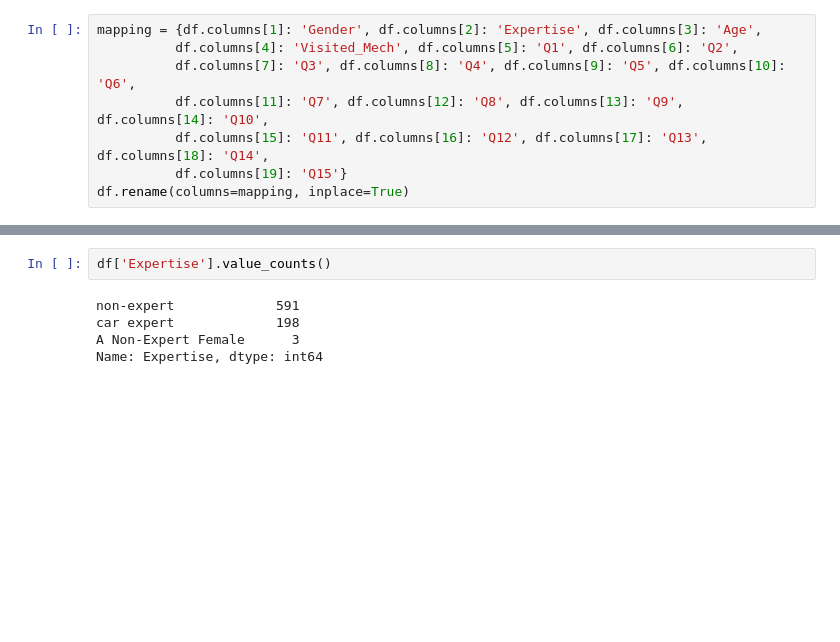
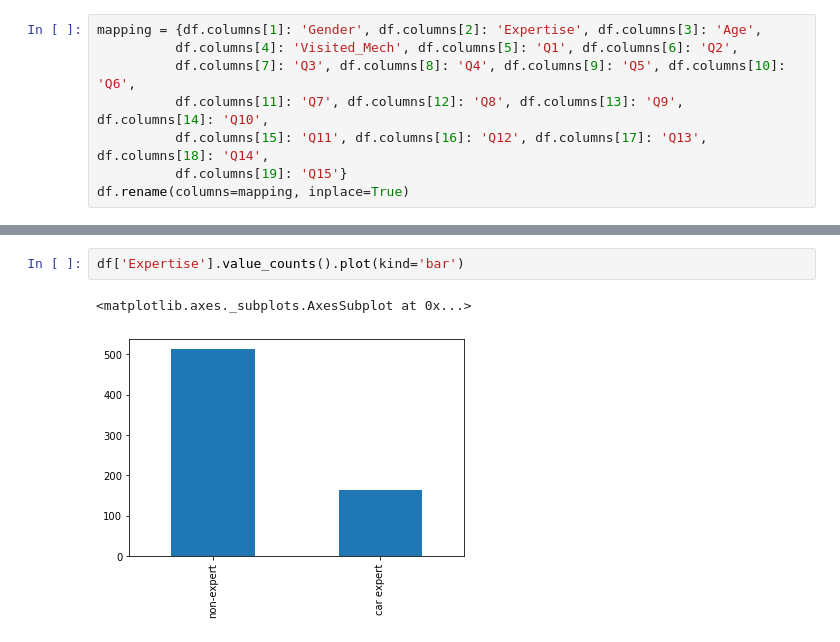
Before and after one commit to gunchica-bhalla/FYDP, a Jupyter notebook: Data-anlysis.ipynb, the cells around one changed output, grey strips where cells are left out. Cells and saved outputs as stored; diff of their text form; blank space fills up the shorter version.

```diff
--- a/Data-anlysis.ipynb
+++ b/Data-anlysis.ipynb
@@ -52,8 +49,6 @@ Name: Gender, dtype: int64
 # %%
-df['Expertise'].value_counts()
+df['Expertise'].value_counts().plot(kind='bar')
 # %% [output]
-non-expert             591
-car expert             198
-A Non-Expert Female      3
-Name: Expertise, dtype: int64
+<matplotlib.axes._subplots.AxesSubplot at 0x...>
+[figure, added]
 # %%
```
Also changed, not shown: parts of 22 cells of this notebook.
